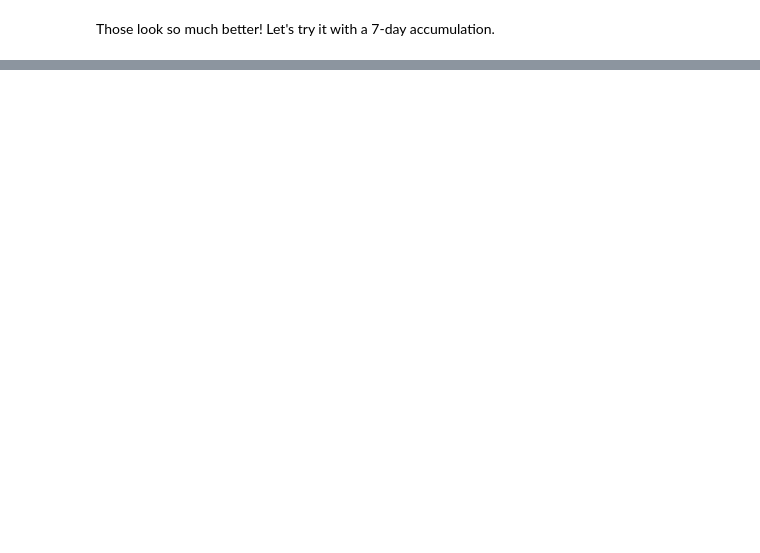
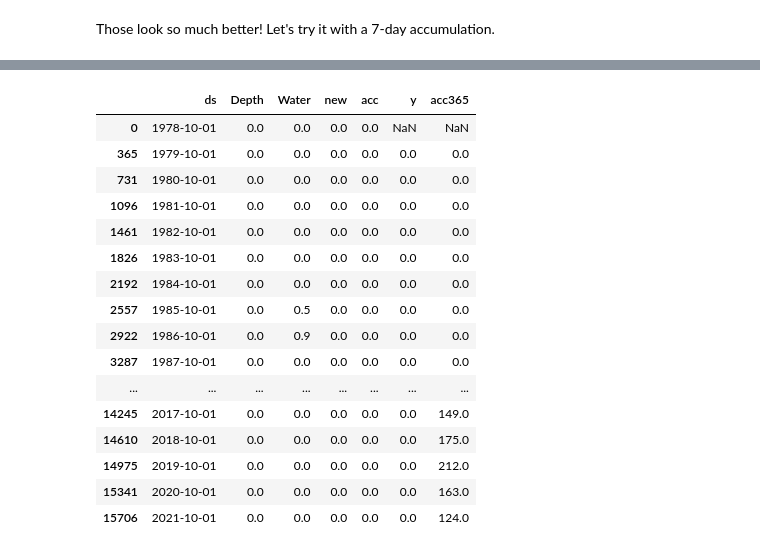
Before and after one commit to sjrekuc/Snotelme, a Jupyter notebook: Snotel_analysis.ipynb, the cells around one changed output, grey strips where cells are left out. Drawn from its saved outputs; the diff is of its cells as text; code cells hidden in the pictures; blank space fills up the shorter version.

```diff
--- a/Snotel_analysis.ipynb
+++ b/Snotel_analysis.ipynb
@@ -173,0 +175,4 @@ m_fb.plot_components(forecast)
+# %%
+# let's calculate some stats about the snowfall at this site
+snow["acc365"] = snow.rolling(window=365)['acc'].sum()
+snow
@@ -173,0 +193,21 @@ m_fb.plot_components(forecast)
+# %%
+annual = snow[snow['ds'].str.contains("-10-01")]
+annual
+# %% [output]
+|  | ds | Depth | Water | new | acc | y | acc365 |
+| 0 | 1978-10-01 | 0.0 | 0.0 | 0.0 | 0.0 | NaN | NaN |
+| 365 | 1979-10-01 | 0.0 | 0.0 | 0.0 | 0.0 | 0.0 | 0.0 |
+| 731 | 1980-10-01 | 0.0 | 0.0 | 0.0 | 0.0 | 0.0 | 0.0 |
+| 1096 | 1981-10-01 | 0.0 | 0.0 | 0.0 | 0.0 | 0.0 | 0.0 |
+| 1461 | 1982-10-01 | 0.0 | 0.0 | 0.0 | 0.0 | 0.0 | 0.0 |
+| 1826 | 1983-10-01 | 0.0 | 0.0 | 0.0 | 0.0 | 0.0 | 0.0 |
+| 2192 | 1984-10-01 | 0.0 | 0.0 | 0.0 | 0.0 | 0.0 | 0.0 |
+| 2557 | 1985-10-01 | 0.0 | 0.5 | 0.0 | 0.0 | 0.0 | 0.0 |
+| 2922 | 1986-10-01 | 0.0 | 0.9 | 0.0 | 0.0 | 0.0 | 0.0 |
+| 3287 | 1987-10-01 | 0.0 | 0.0 | 0.0 | 0.0 | 0.0 | 0.0 |
+| ... | ... | ... | ... | ... | ... | ... | ... |
+| 14245 | 2017-10-01 | 0.0 | 0.0 | 0.0 | 0.0 | 0.0 | 149.0 |
+| 14610 | 2018-10-01 | 0.0 | 0.0 | 0.0 | 0.0 | 0.0 | 175.0 |
+| 14975 | 2019-10-01 | 0.0 | 0.0 | 0.0 | 0.0 | 0.0 | 212.0 |
+| 15341 | 2020-10-01 | 0.0 | 0.0 | 0.0 | 0.0 | 0.0 | 163.0 |
+| 15706 | 2021-10-01 | 0.0 | 0.0 | 0.0 | 0.0 | 0.0 | 124.0 |
```
Also changed, not shown: parts of 15 cells of this notebook.
